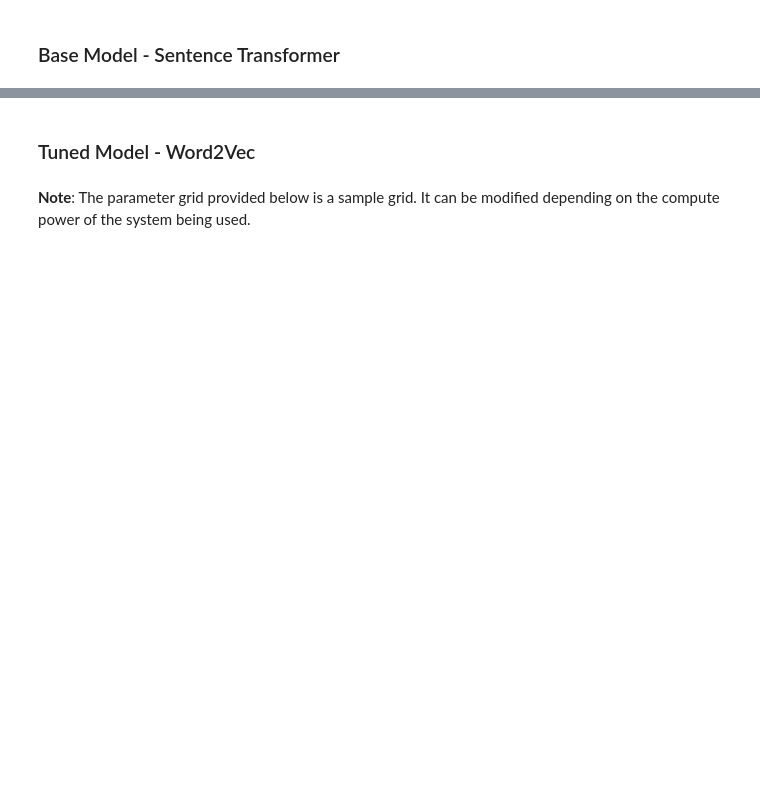
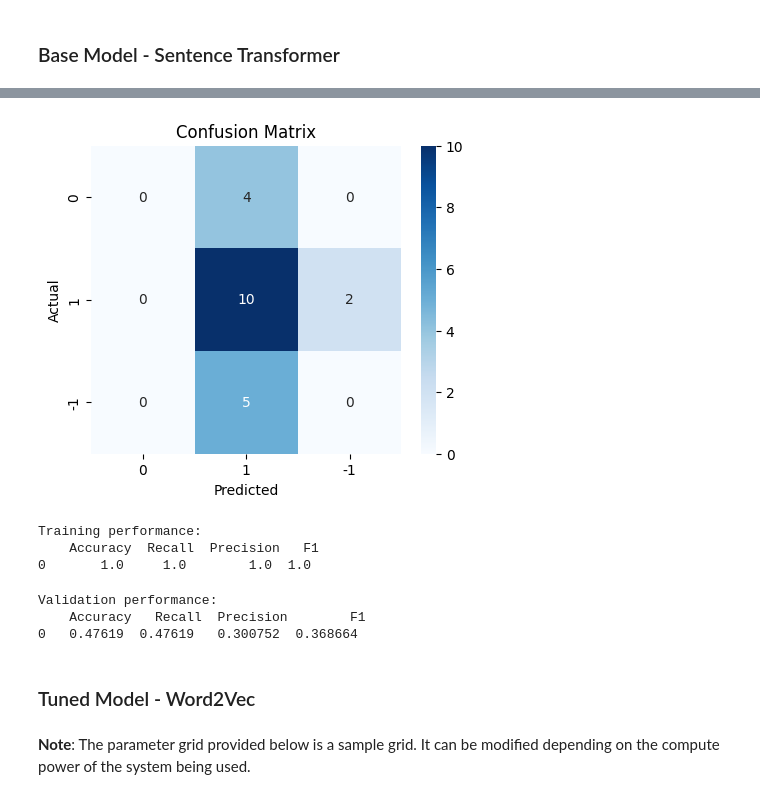
Before and after one commit to braju78/pythonFundamentals, a Jupyter notebook: Week6 Project - Stock market analysis/NLP_Project_Low_Code-2.ipynb, the cells around one changed output, grey strips where cells are left out. Drawn from its saved outputs; the diff is of its cells as text; code cells hidden in the pictures; blank space fills up the shorter version.

```diff
--- a/Week6 Project - Stock market analysis/NLP_Project_Low_Code-2.ipynb
+++ b/Week6 Project - Stock market analysis/NLP_Project_Low_Code-2.ipynb
@@ -560,13 +797,23 @@ plot_confusion_matrix(base_wv,X_train_st,y_train) #Complete the code to plot the
 # %%
-plot_confusion_matrix(base_wv,X_val_st,y_val) #Complete the code to plot the confusion matrix for the validation data
+plot_confusion_matrix(base_st,X_val_st,y_val) #Complete the code to plot the confusion matrix for the validation data
+# %% [output]
+[figure, added]
 # %%
 #Calculating different metrics on training data
-base_train_st=model_performance_classification_sklearn(base_wv,X_train_st,y_train) #Complete the code to compute the model performance for the training data
+base_train_st=model_performance_classification_sklearn(base_st,X_train_st,y_train) #Complete the code to compute the model performance for the training data
 print("Training performance:\n", base_train_st)
+# %% [output]
+Training performance:
+    Accuracy  Recall  Precision   F1
+0       1.0     1.0        1.0  1.0
 # %%
 #Calculating different metrics on validation data
-base_val_st = model_performance_classification_sklearn(base_wv,X_val_st,y_val) #Complete the code to compute the model performance for the validation data
+base_val_st = model_performance_classification_sklearn(base_st,X_val_st,y_val) #Complete the code to compute the model performance for the validation data
 print("Validation performance:\n",base_val_st)
+# %% [output]
+Validation performance:
+    Accuracy   Recall  Precision        F1
+0   0.47619  0.47619   0.300752  0.368664
 # %% [markdown]
 ### Tuned Model - Word2Vec
 # %% [markdown]
```
Also changed, not shown: parts of 84 cells of this notebook.
